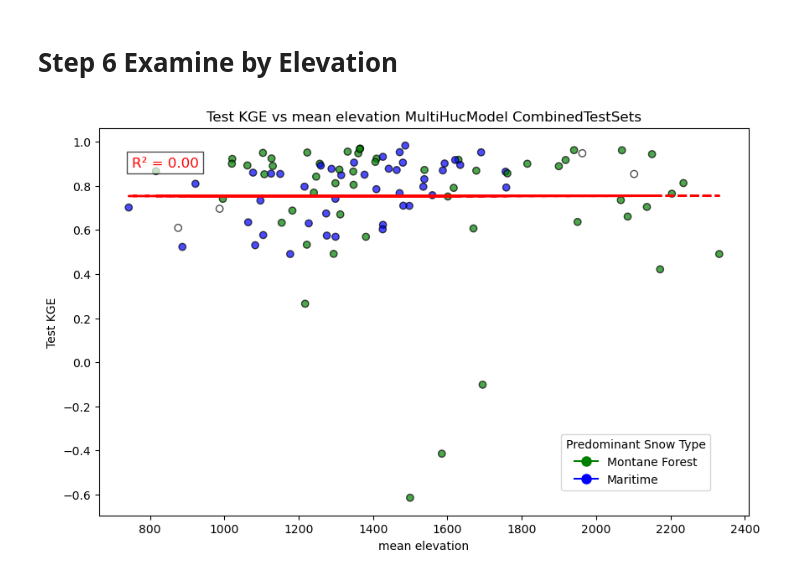
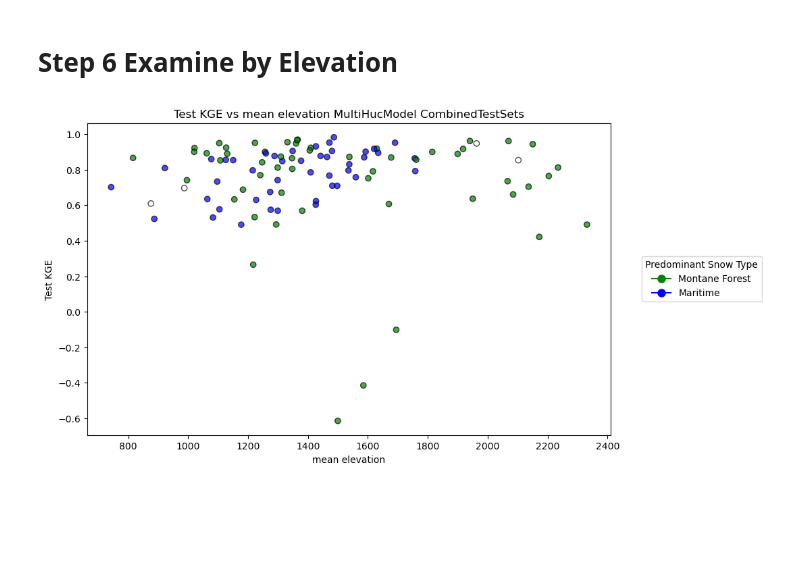
Before and after one commit to DSHydro/SnowML, a Jupyter notebook: notebooks/Ex3_MultiHucTraining/TestSetA_and_B.ipynb, the cells around one changed output. Cells and saved outputs as stored; diff of their text form; code cells hidden in the pictures; blank space fills up the shorter version.

```diff
--- a/notebooks/Ex3_MultiHucTraining/TestSetA_and_B.ipynb
+++ b/notebooks/Ex3_MultiHucTraining/TestSetA_and_B.ipynb
@@ -405,7 +405,7 @@ p_values
 # %%
 x_var_name = "mean_elevation"
 y_var_name = "Test KGE"
 ttl = f"{y_var_name}_vs_{x_var_name}_MultiHucModel_CombinedTestSets"
-plot_scatter_w_R2(df_metrics, x_var_name, y_var_name, color_map_snow, title = ttl)
+plot_scatter(df_metrics, x_var_name, y_var_name, color_map_snow, title = ttl)
 # %% [output]
-[figure, old version]
+[figure, new version]
```
Also changed, not shown: 1 other file.
